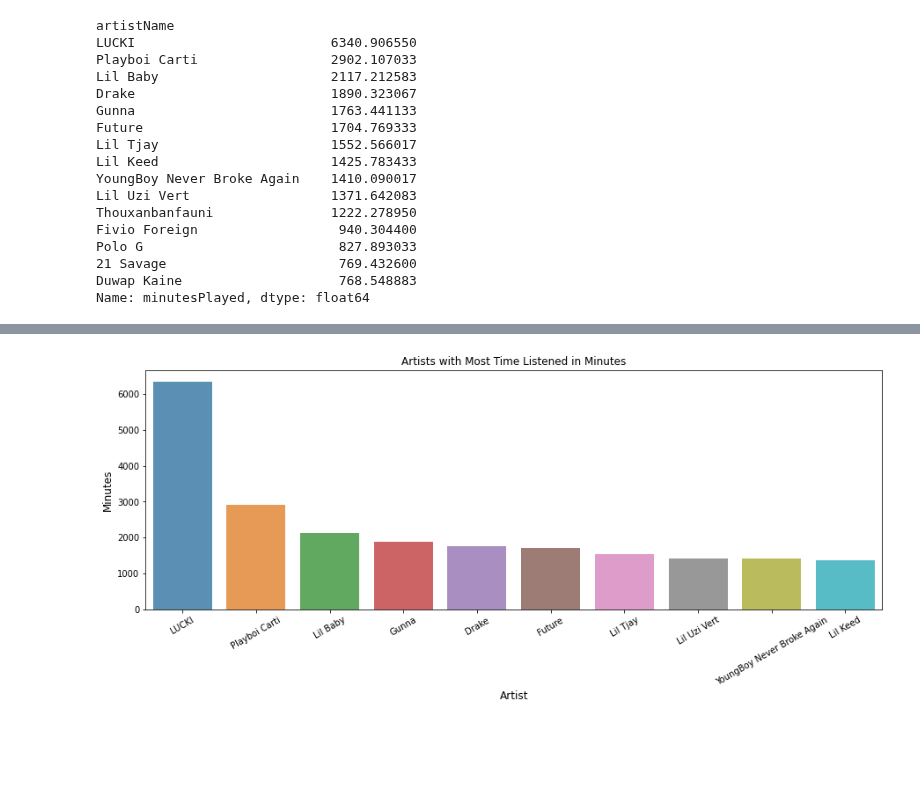
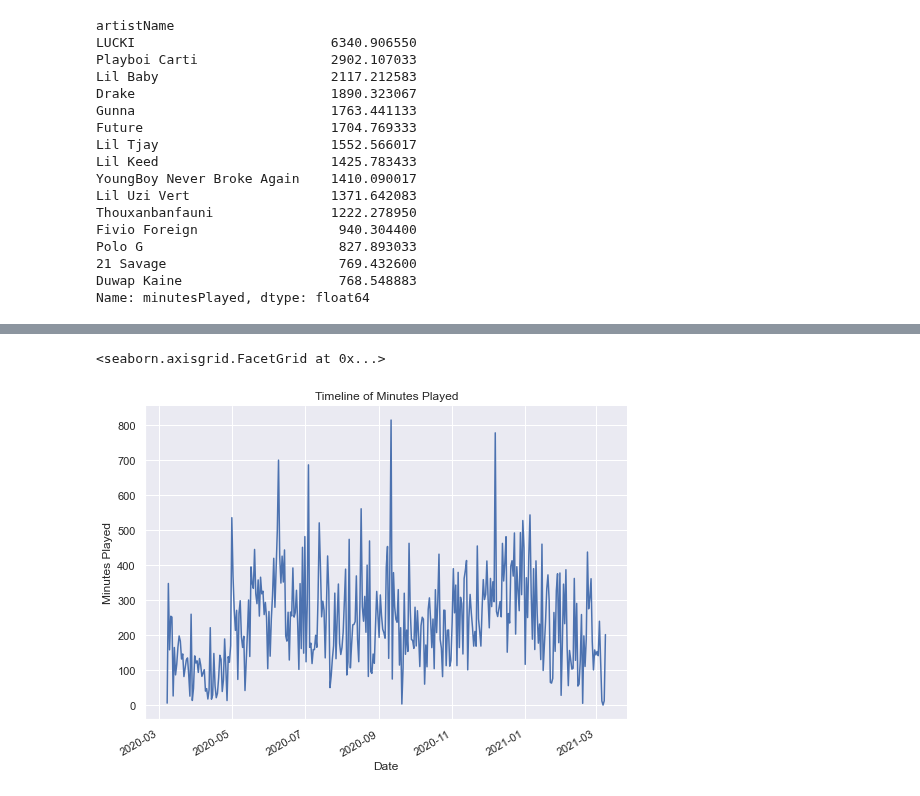
Before and after one commit to lognorman20/spotify_recommender, a Jupyter notebook: exploration.ipynb, the cells around one changed output, grey strips where cells are left out. Cells and saved outputs as stored; diff of their text form; code cells hidden in the pictures; blank space fills up the shorter version.

```diff
--- a/exploration.ipynb
+++ b/exploration.ipynb
@@ -195,10 +225,11 @@ Name: minutesPlayed, dtype: float64
 # %%
 # How has the amount of music listened to per day changed over time?
-a = df.groupby('date')['minutesPlayed'].sum().reset_index()
-fig = px.line(a, x="date", y="minutesPlayed",
-              labels={
-                     "date": "Month",
-                     "minutesPlayed": "Minutes Played"},
-              color_discrete_sequence=px.colors.sequential.RdBu, title="Timeline Of Streaming History")
-
-fig.show()
+d = df.groupby('date')['minutesPlayed'].sum().reset_index()
+chart = sns.relplot(x='date', y='minutesPlayed', kind="line", data=d).set(title='Timeline of Minutes Played')
+chart.fig.autofmt_xdate()
+chart.fig.set_figwidth(8.27)
+chart.fig.set_figheight(5.7)
+chart.set(xlabel='Date', ylabel='Minutes Played')
+# %% [output]
+<seaborn.axisgrid.FacetGrid at 0x...>
+[figure, added]
@@ -207,14 +235,0 @@ fig.show()
-# %%
-# What artists have the most time listened to?
-a = df.groupby('artistName')['minutesPlayed'].sum().sort_values(ascending=False)[:10].reset_index()
-plt.figure(figsize=(15,5))
-chart = sns.barplot(a['artistName'], a['minutesPlayed'], alpha=0.8)
-plt.title('Artists with Most Time Listened in Minutes')
-plt.ylabel('Minutes', fontsize=12)
-plt.xlabel('Artist', fontsize=12)
-xticks=chart.xaxis.get_major_ticks()
-chart.set_xticklabels(song_count.index, rotation=30)
-
-plt.show()
-# %% [output]
-[figure, removed]
```
Also changed, not shown: parts of 6 cells of this notebook.
